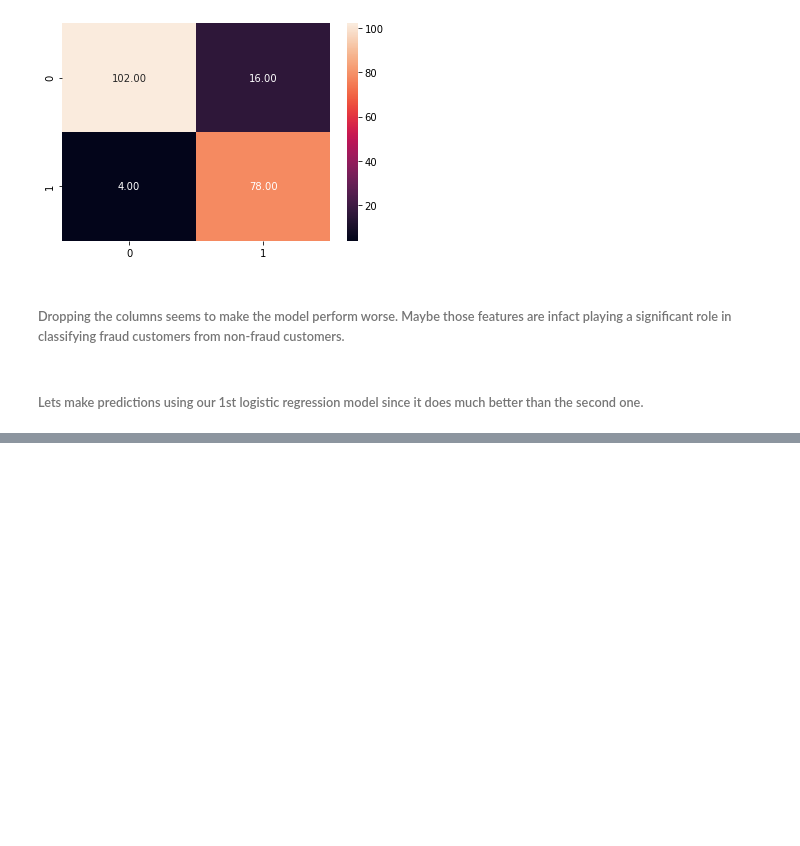
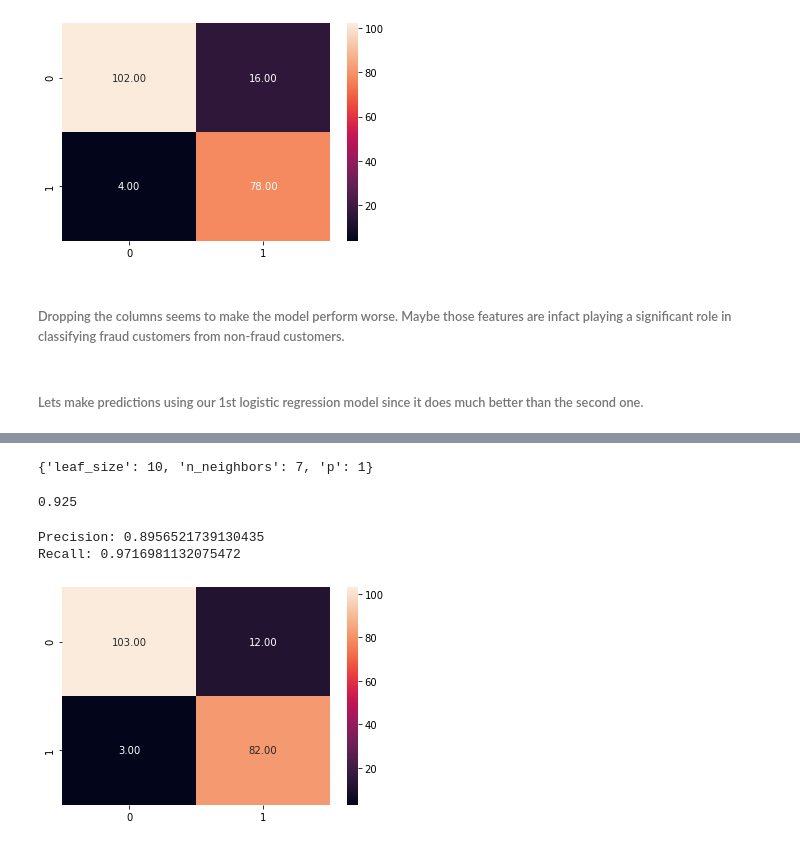
Before and after one commit to tejasmohanayyar/dockship_hackathon_credit_card_fraud, a Jupyter notebook: credit card fraud hackathon.ipynb, the cells around one changed output, grey strips where cells are left out. Cells and saved outputs as stored; diff of their text form; code cells hidden in the pictures; blank space fills up the shorter version.

```diff
--- a/credit card fraud hackathon.ipynb
+++ b/credit card fraud hackathon.ipynb
@@ -252,0 +260,7 @@ subm.to_csv('submissions/submissionlog.csv',index= True,index_label = 'Index')
+# %%
+ss = StandardScaler()
+X = data.drop('Class',axis = 1)
+X_Scaled = ss.fit_transform(X)
+X_test_Scaled = ss.fit_transform(test)
+y = data['Class']
+x_train,x_test,y_train,y_test = train_test_split(X_Scaled,y,test_size = 0.2,random_state = 245)
@@ -252,0 +271,3 @@ subm.to_csv('submissions/submissionlog.csv',index= True,index_label = 'Index')
+# %%
+knn = KNeighborsClassifier()
+knn.fit(x_train,y_train)
@@ -252,0 +284,9 @@ subm.to_csv('submissions/submissionlog.csv',index= True,index_label = 'Index')
+# %%
+grid_param = {
+    'leaf_size': [10,20,30,40],
+    'n_neighbors': [2,3,4,5,6,7,8,9,10],
+    'p': [1,2]
+
+}
+grid_search = GridSearchCV(estimator = knn,param_grid = grid_param,cv = 5,n_jobs = -1)
+grid_search.fit(x_train,y_train)
@@ -252,0 +306,23 @@ subm.to_csv('submissions/submissionlog.csv',index= True,index_label = 'Index')
+# %%
+best_parameters = grid_search.best_params_
+print(best_parameters)
+# %% [output]
+{'leaf_size': 10, 'n_neighbors': 7, 'p': 1}
+# %%
+knn = KNeighborsClassifier(n_neighbors = 1,p = 1,leaf_size = 10)
+knn.fit(x_train,y_train)
+knn.score(x_test,y_test)
+# %% [output]
+0.925
+# %%
+y_pred = knn.predict(x_test)
+cmatrix = confusion_matrix(y_pred,y_test)
+sns.heatmap(cmatrix,annot = True,fmt = '.2f')
+prec = cmatrix[0][0]/(cmatrix[0][0]+cmatrix[0][1])
+recal = cmatrix[0][0]/(cmatrix[0][0]+cmatrix[1][0])
+print('Precision: {}'.format(prec))
+print('Recall: {}'.format(recal))
+# %% [output]
+Precision: 0.8956521739130435
+Recall: 0.9716981132075472
+[figure, added]
```
Also changed, not shown: parts of 86 cells of this notebook, 9 other files.
